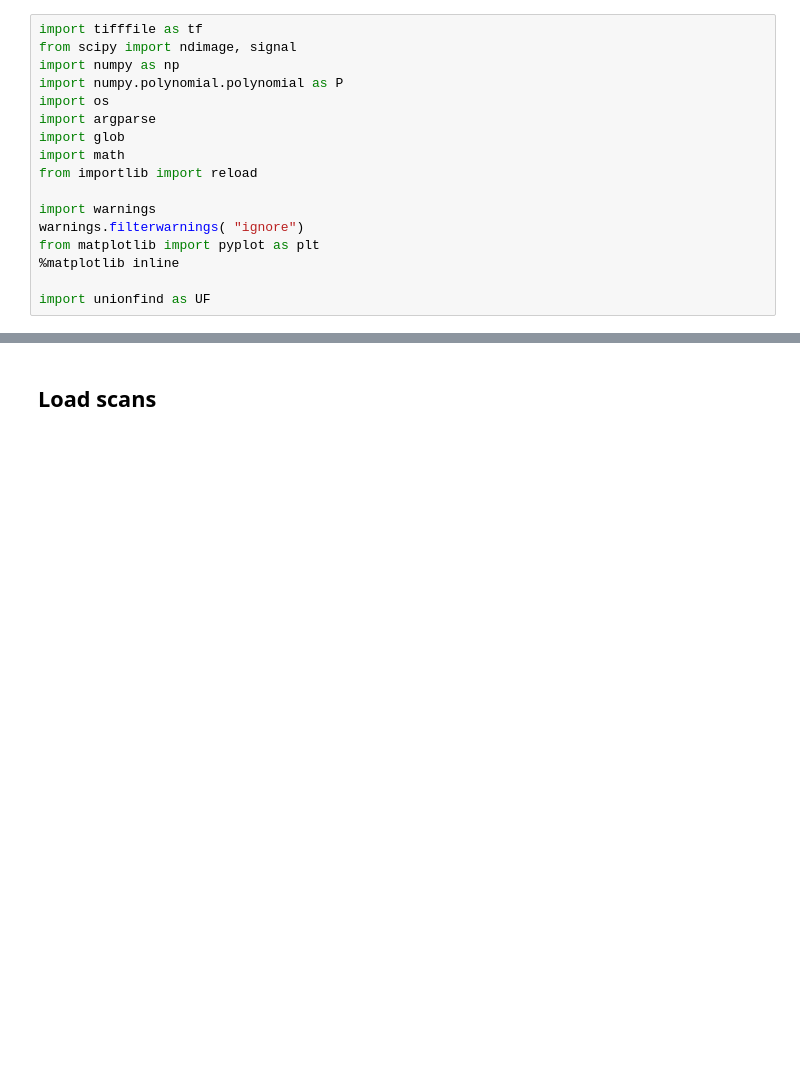
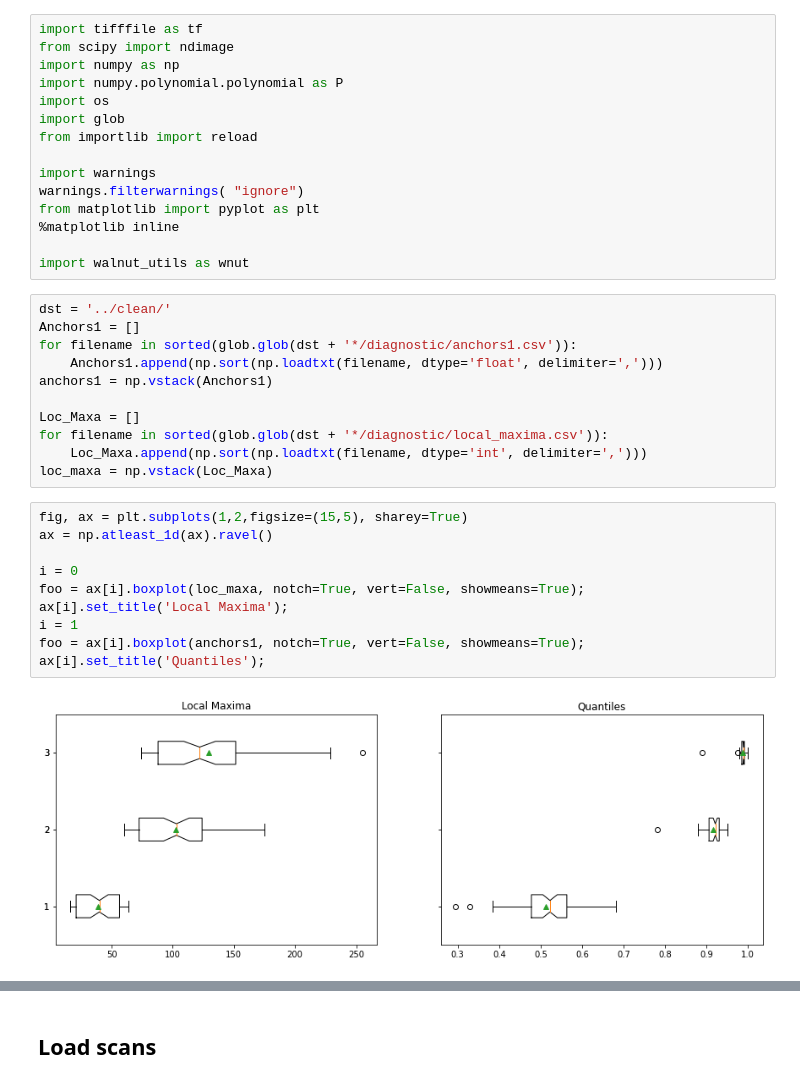
Before and after one commit to amezqui3/walnut_tda, a Jupyter notebook: jupyter/02_density_normalization.ipynb, the cells around one changed output, grey strips where cells are left out. Drawn from its saved outputs; the diff is of its cells as text; blank space fills up the shorter version.

```diff
--- a/jupyter/02_density_normalization.ipynb
+++ b/jupyter/02_density_normalization.ipynb
@@ -1,12 +1,10 @@
 # %%
 import tifffile as tf
-from scipy import ndimage, signal
+from scipy import ndimage
 import numpy as np
 import numpy.polynomial.polynomial as P
 import os
-import argparse
 import glob
-import math
 from importlib import reload
 
 import warnings
@@ -14,4 +12,27 @@ warnings.filterwarnings( "ignore")
 from matplotlib import pyplot as plt
 %matplotlib inline
 
-import unionfind as UF
+import walnut_utils as wnut
+# %%
+dst = '../clean/'
+Anchors1 = []
+for filename in sorted(glob.glob(dst + '*/diagnostic/anchors1.csv')):
+    Anchors1.append(np.sort(np.loadtxt(filename, dtype='float', delimiter=',')))
+anchors1 = np.vstack(Anchors1)
+
+Loc_Maxa = []
+for filename in sorted(glob.glob(dst + '*/diagnostic/local_maxima.csv')):
+    Loc_Maxa.append(np.sort(np.loadtxt(filename, dtype='int', delimiter=',')))
+loc_maxa = np.vstack(Loc_Maxa)
+# %%
+fig, ax = plt.subplots(1,2,figsize=(15,5), sharey=True)
+ax = np.atleast_1d(ax).ravel()
+
+i = 0
+foo = ax[i].boxplot(loc_maxa, notch=True, vert=False, showmeans=True);
+ax[i].set_title('Local Maxima');
+i = 1
+foo = ax[i].boxplot(anchors1, notch=True, vert=False, showmeans=True);
+ax[i].set_title('Quantiles');
+# %% [output]
+[figure, added]
```
Also changed, not shown: parts of 22 cells of this notebook, 11 other files.
